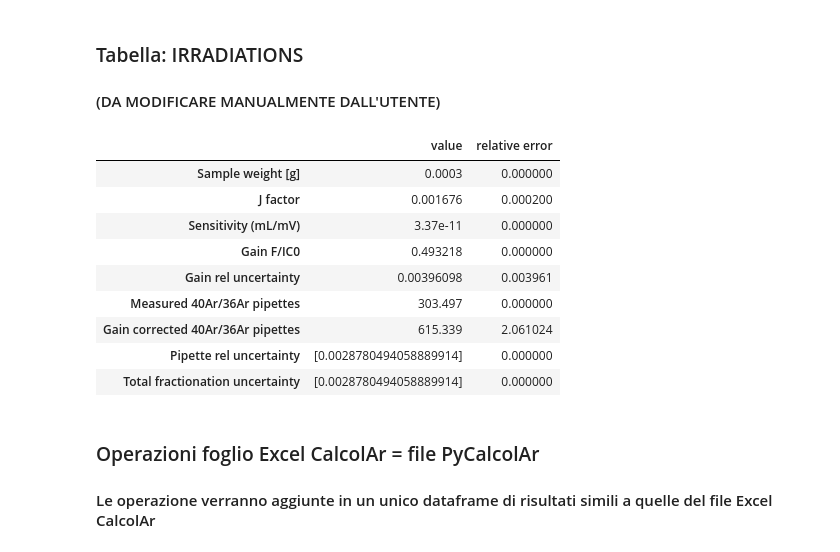
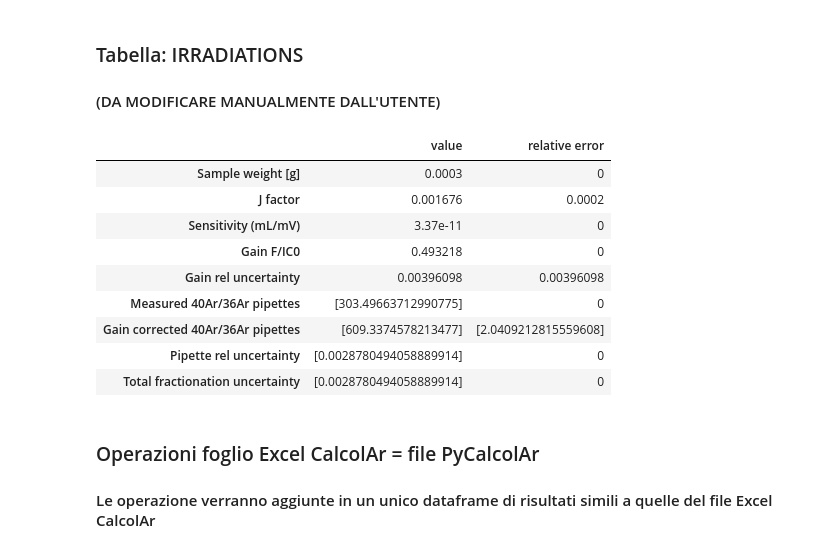
Before and after one commit to gecos-lab/PyCalcolAr, a Jupyter notebook: notebooks/prova con 2014.ipynb, the cells around one changed output. Cells and saved outputs as stored; diff of their text form; code cells hidden in the pictures.

```diff
--- a/notebooks/prova con 2014.ipynb
+++ b/notebooks/prova con 2014.ipynb
@@ -316,7 +317,7 @@ older_calibration_df = airpipette_data[airpipette_data['Date_Time'] < sample_min
 data_w = max(older_calibration_df['Date_Time'].to_list())
 
 airpipette_data_filtered = airpipette_data[airpipette_data['Date_Time'] == data_w]
-calibration_data = airpipette_data_filtered
+calibration_data = deepcopy(airpipette_data_filtered)
 
 print("\n\n   > calibration_data:")
 display(calibration_data)
@@ -400,6 +401,8 @@ print(err_rel_gain_F_IC1)
 # %% [output]
 0.0011746697318923084
 # %%
+calibration_data['F/IC1']= pd.Series(dtype="float")
+calibration_data['err F/IC1']= pd.Series(dtype="float")
 calibration_data.loc[:, 'F/IC1'] =float(calibration_data.loc[:, 'gain IC0/IC1']/gain_IC0_F)
 calibration_data.loc[:, 'err F/IC1']=float(calibration_data.loc[:, 'F/IC1']*err_rel_gain_F_IC1)
 calibration_data
@@ -412,6 +410,6 @@ See the caveats in the documentation: https://pandas.pydata.org/pandas-docs/stab
 |  | Run_Name | Run_Number | Date_Time | 40F | err 40F | 38IC0 | err 38IC0 | 36IC1 | err 36IC1 | 36IC0 | ... |
 | 65 | Sample Name | 1480 | 2014-05-12 14:42:00 | 0.11705 | 0.000091 | 0.000075 | 4.325883e-07 | 0.000386 | 0.000001 | 0.000389 | ... |
 # %%
-gain_F_IC1=calibration_data.loc[:,'F/IC1']
+gain_F_IC1=calibration_data.loc[:,'F/IC1'].values[0]
 print(gain_F_IC1)
 # %% [output]
@@ -623,45 +620,46 @@ sensitivity = 0.0000000000337
 # i gain_F_IC0 e gain_F_IC1 sono già stati calcolati precedentemente
 # in base al collettore che si vuole utilizzare, questo dato dovrà MODIFICATO MANUALMENTE DALL'UTENTE
 gain_F_IC0 = gain_F_IC0
 
 gain_rel_uncertainty_errors = err_rel_gain_IC0_IC1
 gain_rel_uncertainty = err_rel_gain_IC0_IC1
 
 measured_40Ar_36Ar_pipettes = calibration_data['40F'].values / calibration_data['36IC1'].values
 
-gain_corrected_40Ar_36Ar_pipettes = measured_40Ar_36Ar_pipettes / gain_F_IC0
+
+gain_corrected_40Ar_36Ar_pipettes = measured_40Ar_36Ar_pipettes / gain_F_IC1
 gain_corrected_40Ar_36Ar_pipettes_errors = gain_corrected_40Ar_36Ar_pipettes / irradiations_constants_df.loc['Atmospheric Ratio','value']
 
 #dovrebbe essere inserito errore abs source frax, ma è calcolato con il 36F qui non presente
 pipette_rel_uncertainty = sig_abs_source_frax
 total_fractionation_uncertainty = sig_abs_source_frax
 
 
 irradiations_dict = {'Sample weight [g]': [sample_weight, 0],
                      'J factor': [J_factor, J_factor_errors],
                      'Sensitivity (mL/mV)': [sensitivity, 0],
                     'Gain F/IC0': [gain_F_IC0, 0],
                     'Gain rel uncertainty': [gain_rel_uncertainty, gain_rel_uncertainty_errors],
-                     'Measured 40Ar/36Ar pipettes': [measured_40Ar_36Ar_pipettes[0], 0],
-                    'Gain corrected 40Ar/36Ar pipettes': [gain_corrected_40Ar_36Ar_pipettes[0], gain_corrected_40Ar_36Ar_pipettes_errors[0]],
+                     'Measured 40Ar/36Ar pipettes': [measured_40Ar_36Ar_pipettes, 0],
+                    'Gain corrected 40Ar/36Ar pipettes': [gain_corrected_40Ar_36Ar_pipettes, gain_corrected_40Ar_36Ar_pipettes_errors],
                      'Pipette rel uncertainty': [ sig_abs_source_frax, 0],
                    'Total fractionation uncertainty': [sig_abs_source_frax , 0]}
 
 irradiations_df = pd.DataFrame.from_dict(irradiations_dict, orient='index')
 irradiations_df.columns = ['value', 'relative error']
 
 display(irradiations_df)
 # %% [output]
 |  | value | relative error |
-| Sample weight [g] | 0.0003 | 0.000000 |
-| J factor | 0.001676 | 0.000200 |
-| Sensitivity (mL/mV) | 3.37e-11 | 0.000000 |
-| Gain F/IC0 | 0.493218 | 0.000000 |
-| Gain rel uncertainty | 0.00396098 | 0.003961 |
-| Measured 40Ar/36Ar pipettes | 303.497 | 0.000000 |
-| Gain corrected 40Ar/36Ar pipettes | 615.339 | 2.061024 |
-| Pipette rel uncertainty | [0.0028780494058889914] | 0.000000 |
-| Total fractionation uncertainty | [0.0028780494058889914] | 0.000000 |
+| Sample weight [g] | 0.0003 | 0 |
+| J factor | 0.001676 | 0.0002 |
+| Sensitivity (mL/mV) | 3.37e-11 | 0 |
+| Gain F/IC0 | 0.493218 | 0 |
+| Gain rel uncertainty | 0.00396098 | 0.00396098 |
+| Measured 40Ar/36Ar pipettes | [303.49663712990775] | 0 |
+| Gain corrected 40Ar/36Ar pipettes | [609.3374578213477] | [2.0409212815559608] |
+| Pipette rel uncertainty | [0.0028780494058889914] | 0 |
+| Total fractionation uncertainty | [0.0028780494058889914] | 0 |
 # %% [markdown]
 ### Operazioni foglio Excel CalcolAr = file PyCalcolAr
 #### Le operazione verranno aggiunte in un unico dataframe di risultati simili a quelle del file Excel CalcolAr
```
Also changed, not shown: parts of 4 cells of this notebook, 2 other files.
